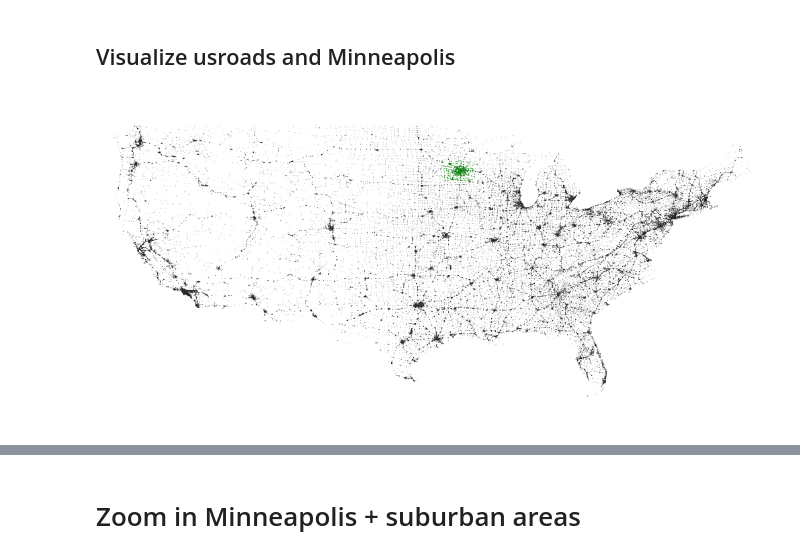
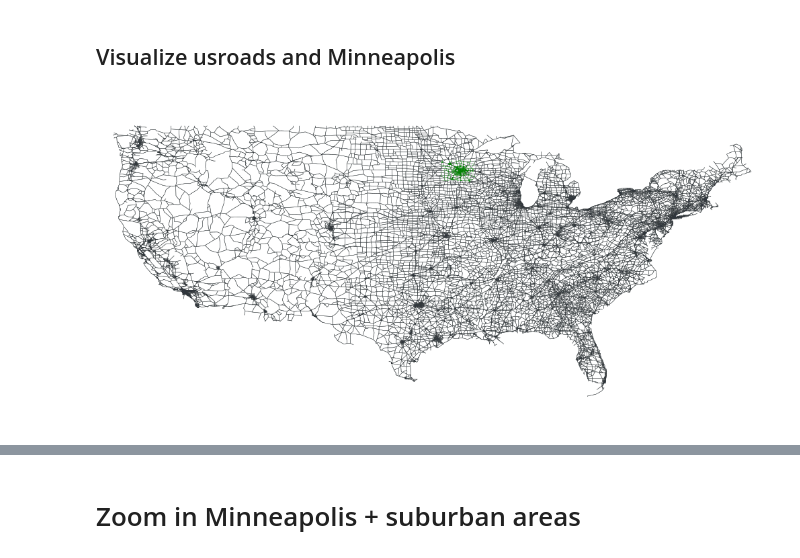
Before and after one commit to kfoynt/LocalGraphClustering, a Jupyter notebook: notebooks/improveType_algorithms_with_visualization.ipynb, the cells around one changed output, grey strips where cells are left out. Drawn from its saved outputs; the diff is of its cells as text; code cells hidden in the pictures.

```diff
--- a/notebooks/improveType_algorithms_with_visualization.ipynb
+++ b/notebooks/improveType_algorithms_with_visualization.ipynb
@@ -18,7 +18,7 @@ def diff(a, b):
 ## Load usroads dataset, load coordinates and initialize reference nodes for Minneapolis + suburban areas
 # %%
 # Read John Hopkins graph.
-g = graph_class_local.GraphLocal('./datasets/usroads-cc.edgelist','edgelist',' ')
+g = graph_class_local.GraphLocal('./datasets/usroads-cc.graphml','graphml')
 
 # Load pre-computed coordinates for nodes.
 ld_coord = np.loadtxt('./datasets/usroads-cc.xy', dtype = 'Float64')
@@ -40,34 +40,33 @@ ref_nodes = ref_nodes[:,0]
 #for i in range(m):
 #    g_gtool.add_edge(g.edges[0][i], g.edges[1][i], add_missing=True)
 
 #remove_self_loops(g_gtool)
 
 # Add data to graphtool.
 g_gtool = load_graph("./datasets/usroads-cc.graphml")
 
 remove_self_loops(g_gtool)
 
 pos = g_gtool.new_vertex_property("vector<double>")
 for i in range(g._num_vertices):
     pos[i] = -ld_coord[i,:]
 
-temp = np.zeros(g._num_vertices) + 0.5
+temp = np.zeros(g._num_vertices) + 0.0001
 temp[ref_nodes] = 1
 
 node_size = g_gtool.new_vertex_property("double",temp)
 
 temp = ["black" for x in range(g._num_vertices)]
 
 for i in ref_nodes:
     temp[i] = "green"
 
 node_colours = g_gtool.new_vertex_property("string",temp)
 
 graph_draw(g_gtool, pos, output_size=(1000, 500),
            vertex_size=node_size,
            vertex_fill_color=node_colours,
            vorder=node_size,
-           edge_pen_width=0.1,
-           edge_color = [0.0, 0, 0, 0.00])
+           edge_pen_width=0.5)
 # %% [output]
-[figure, old version]
+[figure, new version]
```
Also changed, not shown: parts of 12 cells of this notebook, 6 other files.
